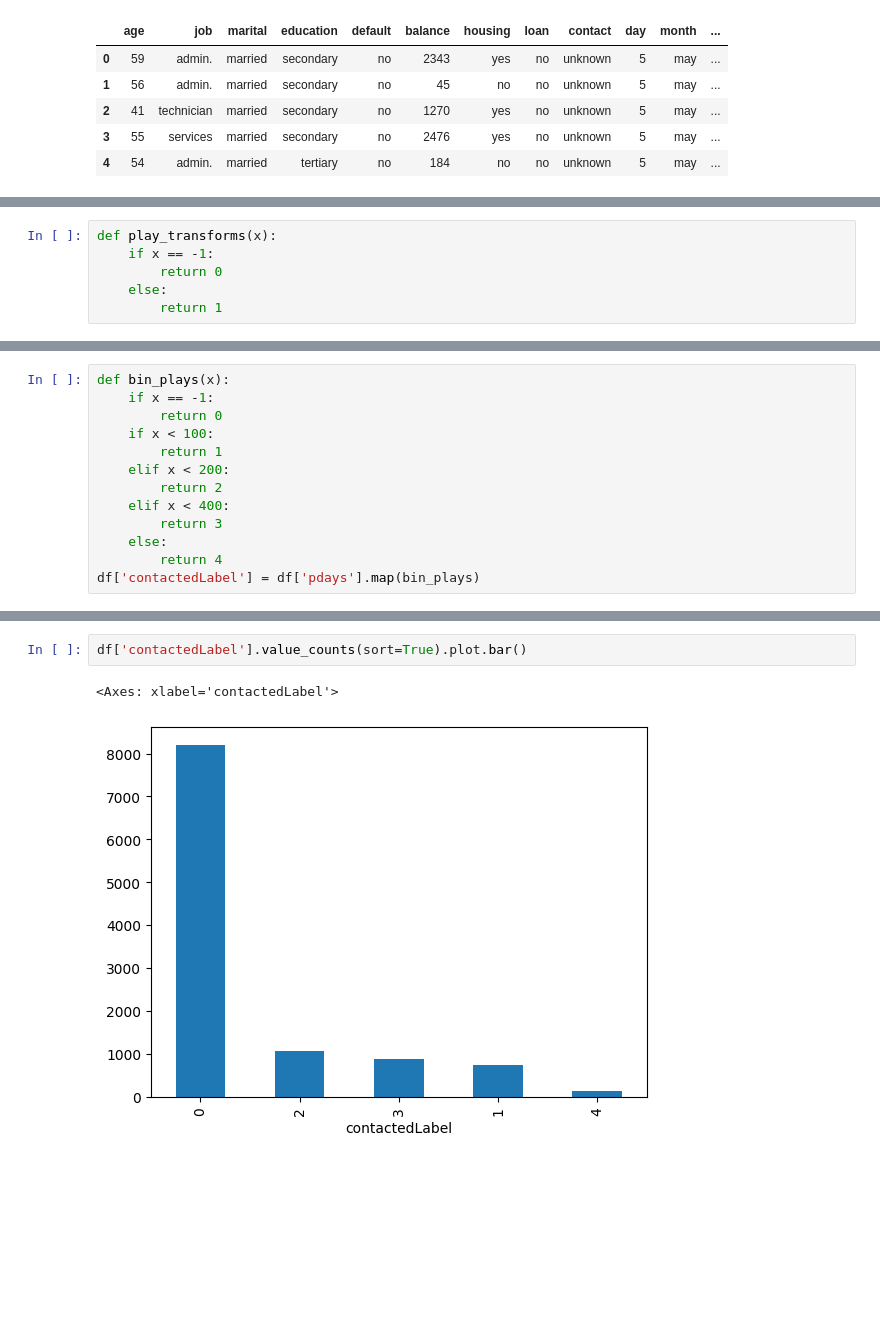
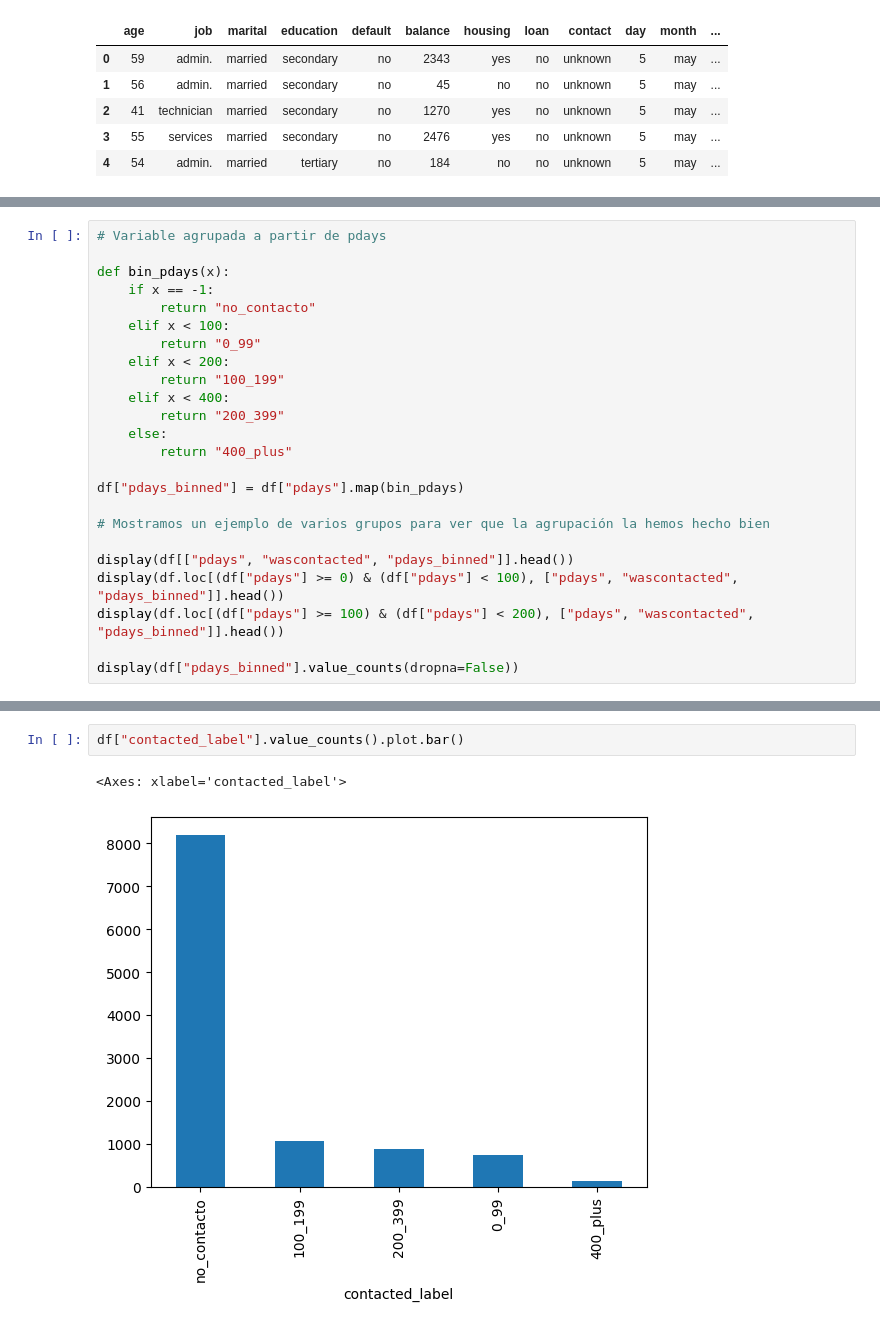
Before and after one commit to 100499078/AA_Practica1, a Jupyter notebook: notebooks/01_eda_y_modelado.ipynb, the cells around one changed output, grey strips where cells are left out. Cells and saved outputs as stored; diff of their text form; blank space fills up the shorter version.

Commit message:
Añado notebook con EDA inicial y análisis de pdays

```diff
--- a/notebooks/01_eda_y_modelado.ipynb
+++ b/notebooks/01_eda_y_modelado.ipynb
@@ -65,7 +192 @@ df['pdays'].plot.hist(bins=20)
 [figure]
-# %%
-def play_transforms(x):
-    if x == -1:
-        return 0
-    else:
-        return 1
@@ -95,14 +205,25 @@ def play_transforms(x):
 df['wascontacted'] = df['pdays'].map(play_transforms)
 # %%
-def bin_plays(x):
+# Variable agrupada a partir de pdays
+
+def bin_pdays(x):
     if x == -1:
-        return 0
-    if x < 100:
-        return 1
+        return "no_contacto"
+    elif x < 100:
+        return "0_99"
     elif x < 200:
-        return 2
+        return "100_199"
     elif x < 400:
-        return 3
+        return "200_399"
     else:
-        return 4
-df['contactedLabel'] = df['pdays'].map(bin_plays)
+        return "400_plus"
+
+df["pdays_binned"] = df["pdays"].map(bin_pdays)
+
+# Mostramos un ejemplo de varios grupos para ver que la agrupación la hemos hecho bien
+
+display(df[["pdays", "wascontacted", "pdays_binned"]].head())
+display(df.loc[(df["pdays"] >= 0) & (df["pdays"] < 100), ["pdays", "wascontacted", "pdays_binned"]].head())
+display(df.loc[(df["pdays"] >= 100) & (df["pdays"] < 200), ["pdays", "wascontacted", "pdays_binned"]].head())
+
+display(df["pdays_binned"].value_counts(dropna=False))
@@ -109,5 +258,5 @@ df['contactedLabel'] = df['pdays'].map(bin_plays)
 # %%
-df['contactedLabel'].value_counts(sort=True).plot.bar()
+df["contacted_label"].value_counts().plot.bar()
 # %% [output]
-<Axes: xlabel='contactedLabel'>
+<Axes: xlabel='contacted_label'>
-[figure, old version]
+[figure, new version]
```
Also changed, not shown: parts of 34 cells of this notebook.
